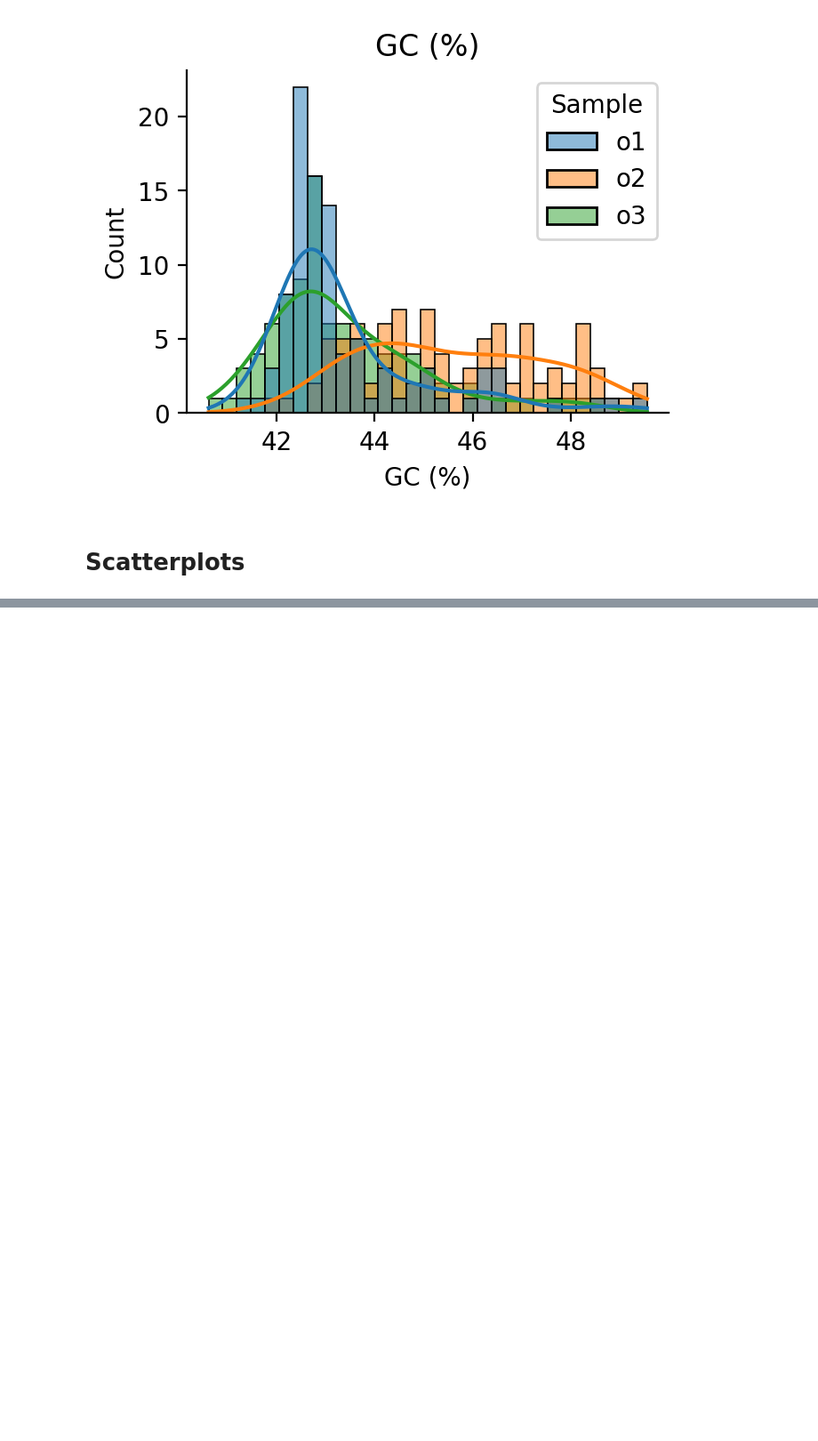
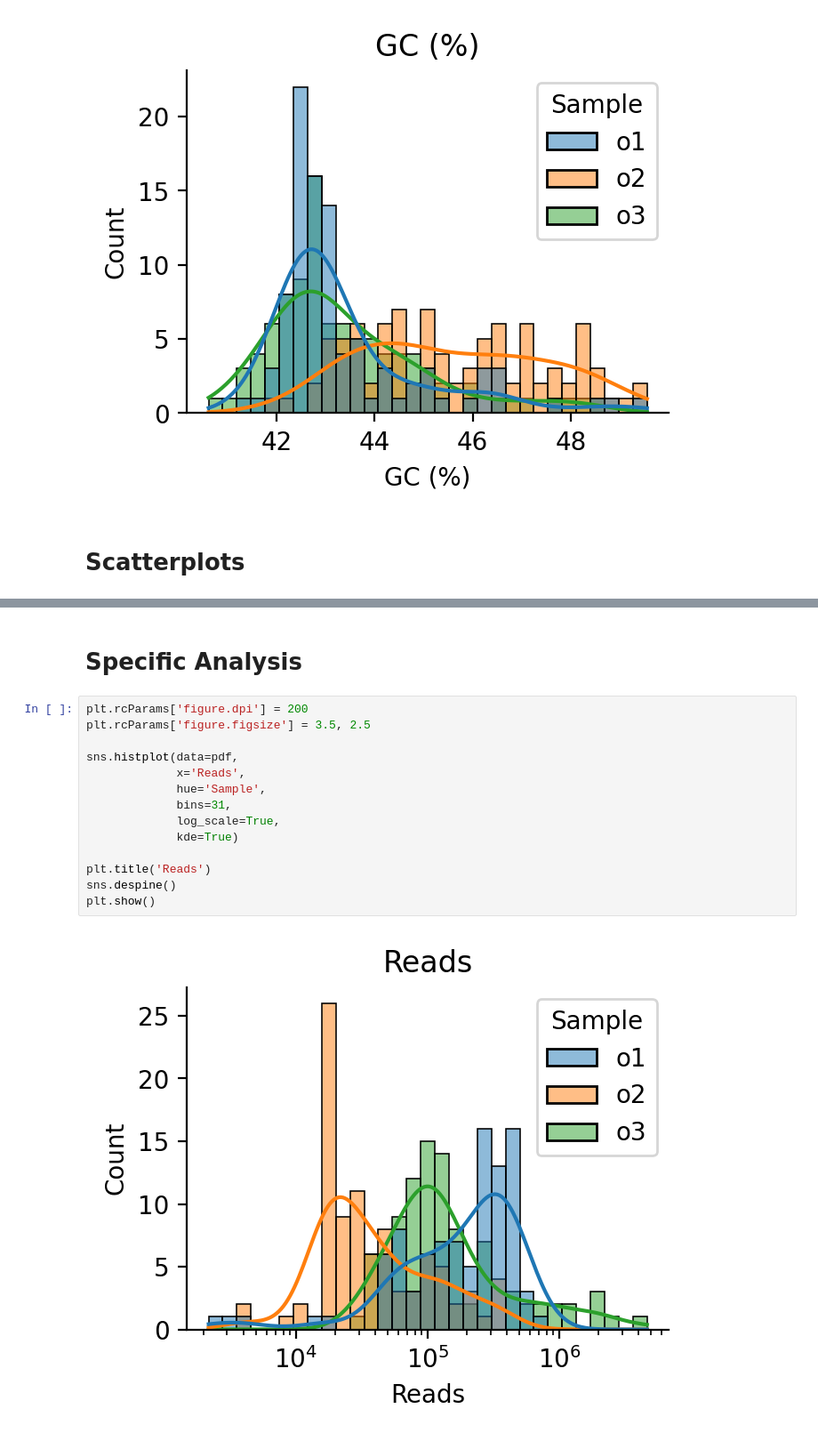
Before and after one commit to CooperStansbury/scpc, a Jupyter notebook: notebooks/BASECALL_summary.ipynb, the cells around one changed output, grey strips where cells are left out. Shown at 89% size. Saved outputs shown, nothing was run; the diff lists cells and outputs as text; blank space fills up the shorter version.

```diff
--- a/notebooks/BASECALL_summary.ipynb
+++ b/notebooks/BASECALL_summary.ipynb
@@ -230,0 +236,18 @@ for c in plot_cols:
+# %% [markdown]
+# Specific Analysis
+# %%
+plt.rcParams['figure.dpi'] = 200
+plt.rcParams['figure.figsize'] = 3.5, 2.5
+
+sns.histplot(data=pdf,
+             x='Reads',
+             hue='Sample',
+             bins=31,
+             log_scale=True,
+             kde=True)
+
+plt.title('Reads')
+sns.despine()
+plt.show()
+# %% [output]
+[figure, added]
```
Also changed, not shown: parts of 8 cells of this notebook, 10 other files.
